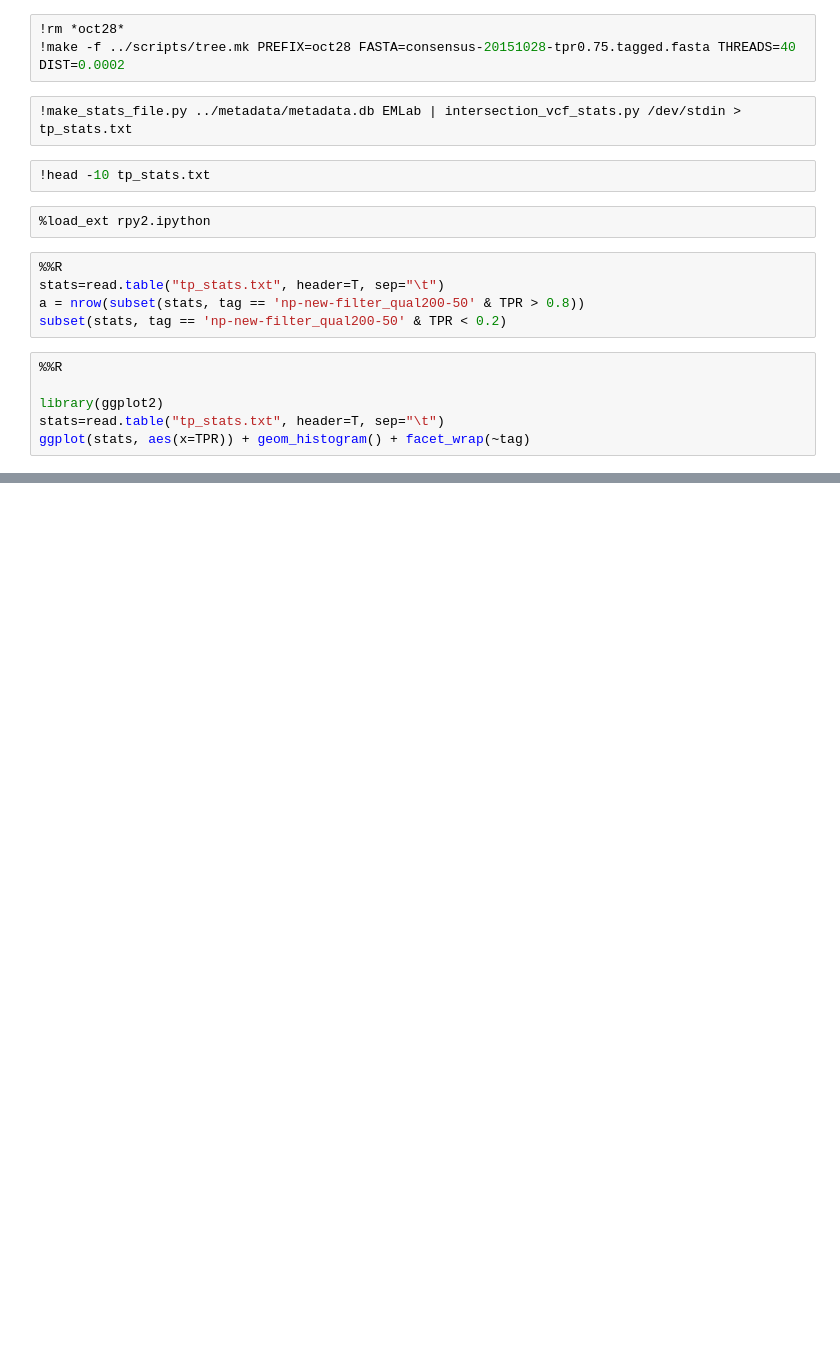
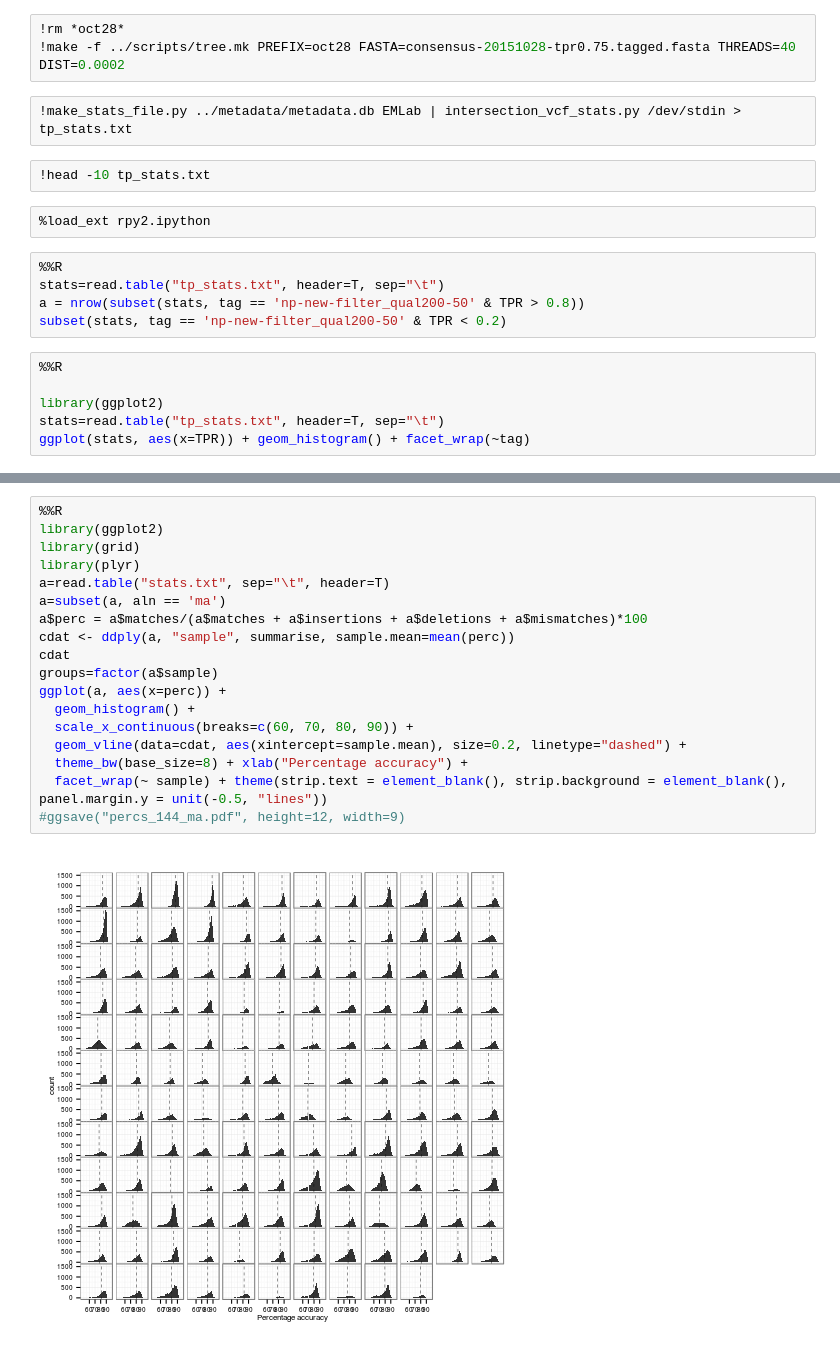
Before and after one commit to nickloman/ebov, a Jupyter notebook: ipynb/Run all samples 6mer marginalign.ipynb, the cells around one changed output, grey strips where cells are left out. Cells and saved outputs as stored; diff of their text form; blank space fills up the shorter version.

```diff
--- a/ipynb/Run all samples 6mer marginalign.ipynb
+++ b/ipynb/Run all samples 6mer marginalign.ipynb
@@ -60,0 +91,20 @@ ggplot(stats, aes(x=TPR)) + geom_histogram() + facet_wrap(~tag)
+# %%
+%%R
+library(ggplot2)
+library(grid)
+library(plyr)
+a=read.table("stats.txt", sep="\t", header=T)
+a=subset(a, aln == 'ma')
+a$perc = a$matches/(a$matches + a$insertions + a$deletions + a$mismatches)*100
+cdat <- ddply(a, "sample", summarise, sample.mean=mean(perc))
+cdat
+groups=factor(a$sample)
+ggplot(a, aes(x=perc)) +
+  geom_histogram() +
+  scale_x_continuous(breaks=c(60, 70, 80, 90)) +
+  geom_vline(data=cdat, aes(xintercept=sample.mean), size=0.2, linetype="dashed") +
+  theme_bw(base_size=8) + xlab("Percentage accuracy") +
+  facet_wrap(~ sample) + theme(strip.text = element_blank(), strip.background = element_blank(), panel.margin.y = unit(-0.5, "lines"))
+#ggsave("percs_144_ma.pdf", height=12, width=9)
+# %% [output]
+[figure, added]
```
Also changed, not shown: parts of 4 cells of this notebook, 32 other files.
